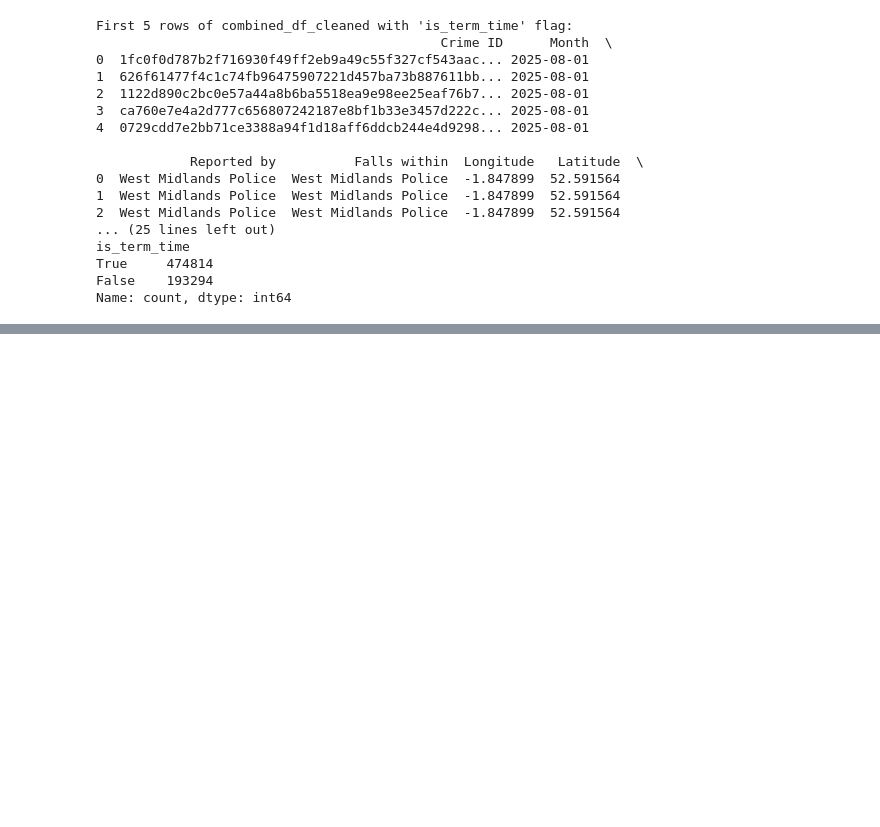
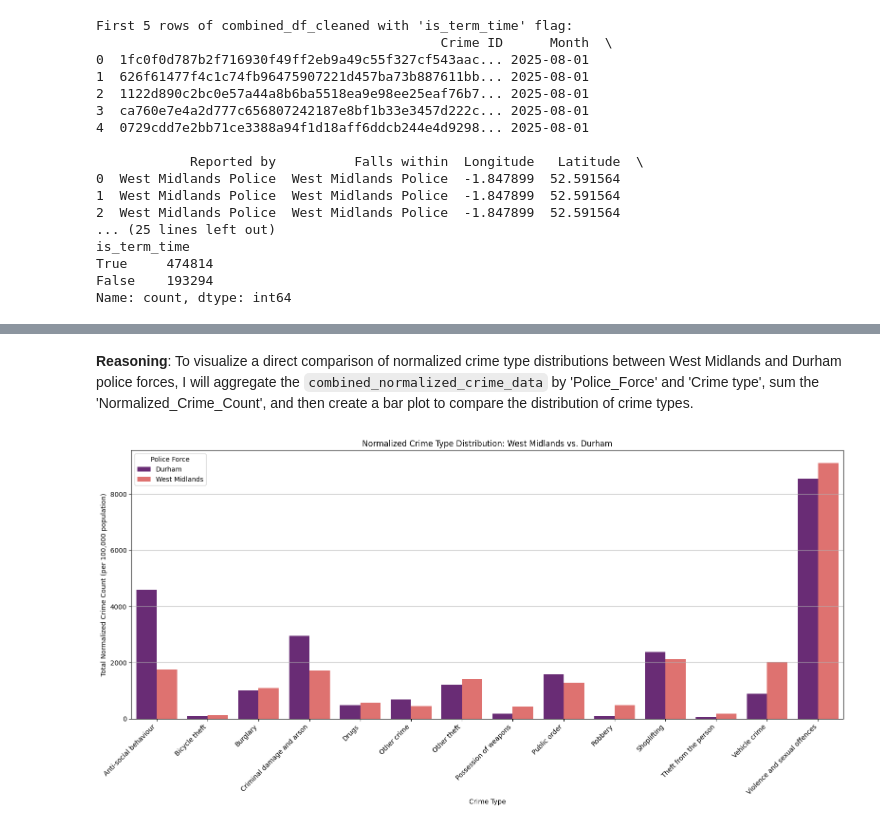
Before and after one commit to Nat2364/Assignment1, a Jupyter notebook: Assignment1.ipynb, the cells around one changed output, grey strips where cells are left out. Cells and saved outputs as stored; diff of their text form; code cells hidden in the pictures; blank space fills up the shorter version.

```diff
--- a/Assignment1.ipynb
+++ b/Assignment1.ipynb
@@ -542,0 +989,18 @@ Name: count, dtype: int64
+# %% [markdown]
+**Reasoning**:
+To visualize a direct comparison of normalized crime type distributions between West Midlands and Durham police forces, I will aggregate the `combined_normalized_crime_data` by 'Police_Force' and 'Crime type', sum the 'Normalized_Crime_Count', and then create a bar plot to compare the distribution of crime types.
+# %%
+crime_type_distribution = combined_normalized_crime_data.groupby(['Police_Force', 'Crime type'], observed=False)['Normalized_Crime_Count'].sum().reset_index()
+
+plt.figure(figsize=(16, 8))
+sns.barplot(data=crime_type_distribution, x='Crime type', y='Normalized_Crime_Count', hue='Police_Force', palette='magma')
+plt.xticks(rotation=45, ha='right')
+plt.title('Normalized Crime Type Distribution: West Midlands vs. Durham')
+plt.xlabel('Crime Type')
+plt.ylabel('Total Normalized Crime Count (per 100,000 population)')
+plt.legend(title='Police Force')
+plt.grid(axis='y')
+plt.tight_layout()
+plt.show()
+# %% [output]
+[figure, added]
```
Also changed, not shown: parts of 46 cells of this notebook.
